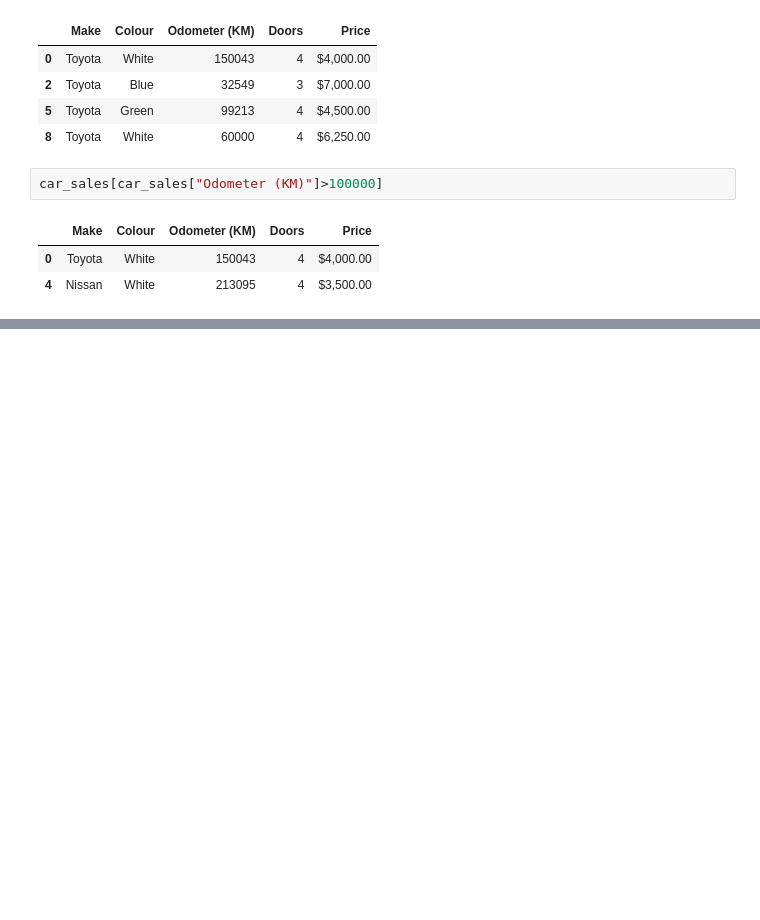
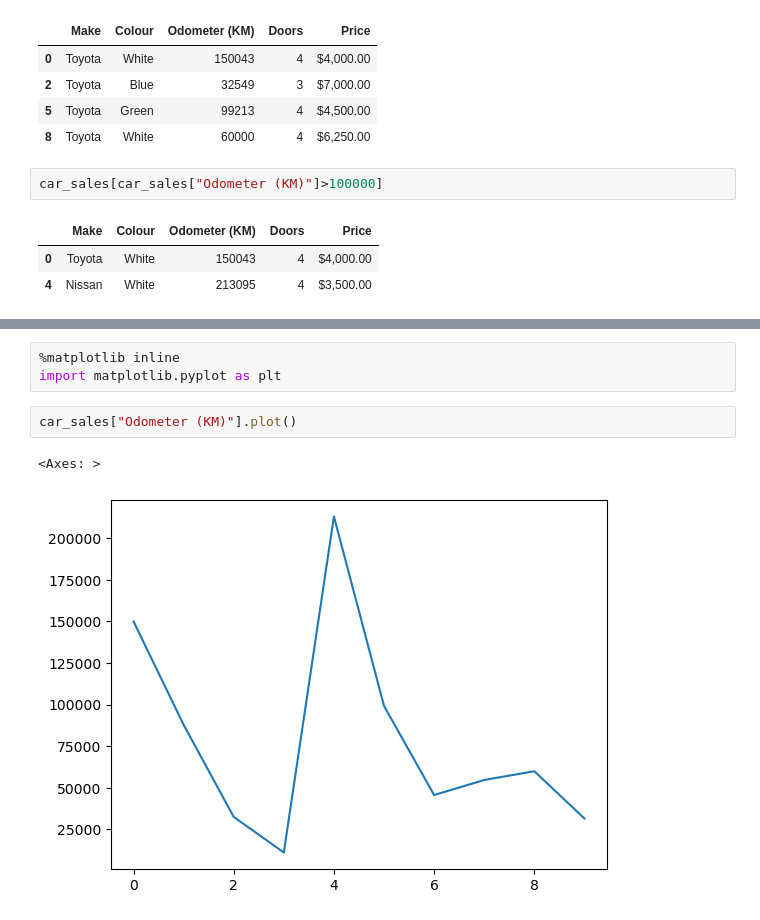
Before and after one commit to kucheriavii/udemu_data_science, a Jupyter notebook: first/introduction-to-pandas.ipynb, the cells around one changed output, grey strips where cells are left out. Drawn from its saved outputs; the diff is of its cells as text; blank space fills up the shorter version.

```diff
--- a/first/introduction-to-pandas.ipynb
+++ b/first/introduction-to-pandas.ipynb
@@ -332,0 +353,8 @@ car_sales[car_sales["Odometer (KM)"]>100000]
+# %%
+%matplotlib inline
+import matplotlib.pyplot as plt
+# %%
+car_sales["Odometer (KM)"].plot()
+# %% [output]
+<Axes: >
+[figure, added]
```
Also changed, not shown: parts of 10 cells of this notebook, 2 other files.
